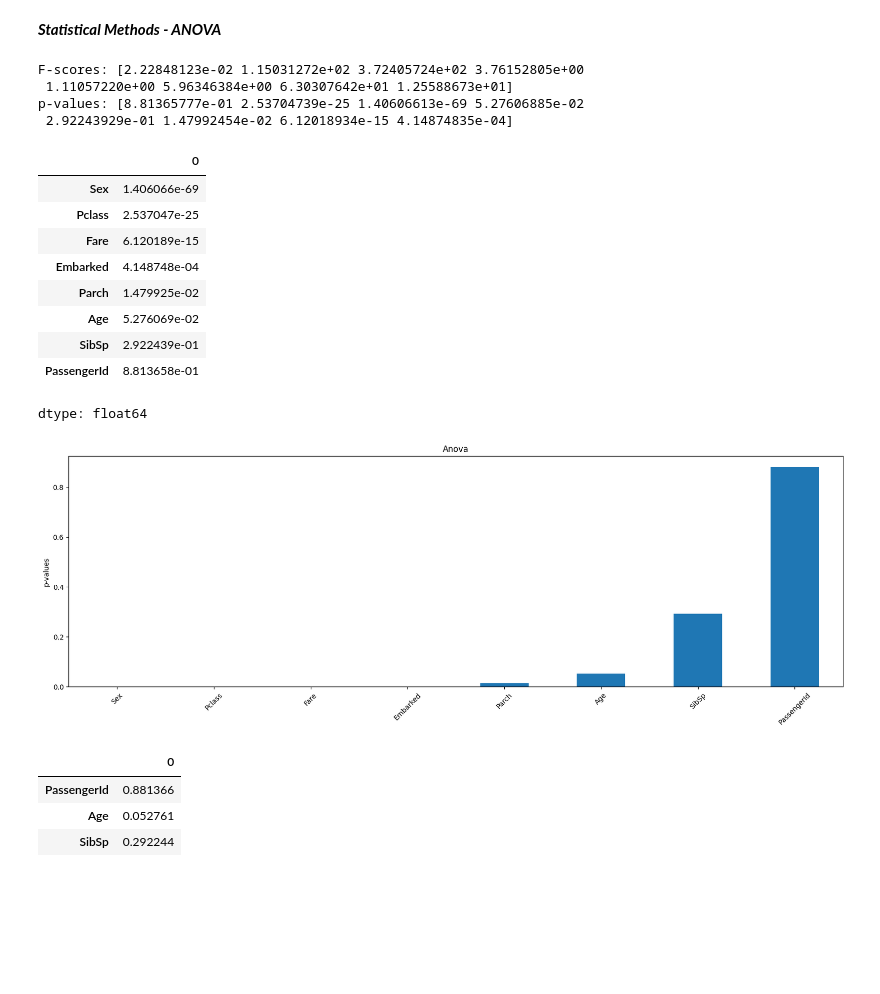
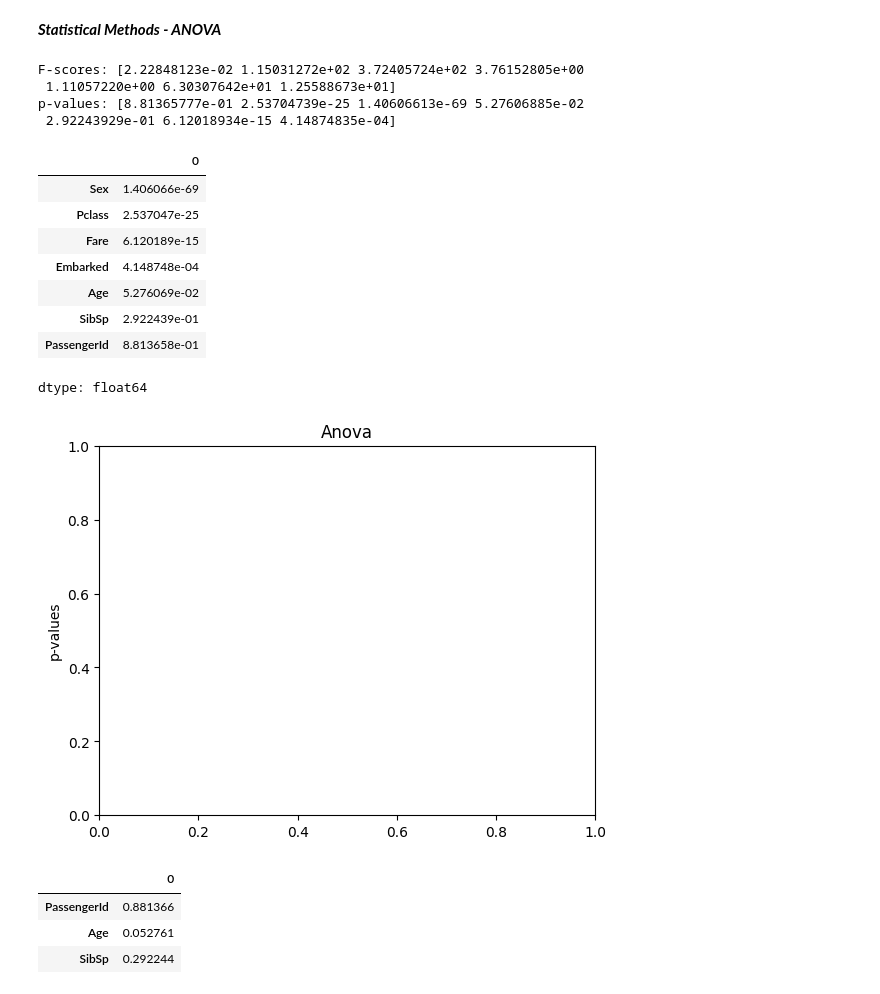
Before and after one commit to vedith12/ML-tasks, a Jupyter notebook: ML_basics.ipynb, the cells around one changed output. Drawn from its saved outputs; the diff is of its cells as text; code cells hidden in the pictures; blank space fills up the shorter version.

```diff
--- a/ML_basics.ipynb
+++ b/ML_basics.ipynb
@@ -1194,30 +1189,29 @@ dtype: float64
 # %%
 from sklearn.feature_selection import f_classif
 f_score, p_value = f_classif(X, y)
 print("F-scores:", f_score)
 print("p-values:", p_value)
 p_values = pd.Series(p_value)
 p_values.index = X.columns
-p_values.sort_values(ascending=True).plot.bar(figsize=(20, 6), rot=45)
+# p_values.sort_values(ascending=True).plot.bar(figsize=(20, 6), rot=45)
 plt.ylabel("p-values")
 plt.title("Anova")
 p_values.sort_values(ascending=True)
 # %% [output]
 F-scores: [2.22848123e-02 1.15031272e+02 3.72405724e+02 3.76152805e+00
- 1.11057220e+00 5.96346384e+00 6.30307642e+01 1.25588673e+01]
+ 1.11057220e+00 6.30307642e+01 1.25588673e+01]
 p-values: [8.81365777e-01 2.53704739e-25 1.40606613e-69 5.27606885e-02
- 2.92243929e-01 1.47992454e-02 6.12018934e-15 4.14874835e-04]
+ 2.92243929e-01 6.12018934e-15 4.14874835e-04]
 |  | 0 |
 | Sex | 1.406066e-69 |
 | Pclass | 2.537047e-25 |
 | Fare | 6.120189e-15 |
 | Embarked | 4.148748e-04 |
-| Parch | 1.479925e-02 |
 | Age | 5.276069e-02 |
 | SibSp | 2.922439e-01 |
 | PassengerId | 8.813658e-01 |
 dtype: float64
-[figure, old version]
+[figure, new version]
 # %%
 p_values[p_values > 0.05]
 # %% [output]
```
Also changed, not shown: parts of 26 cells of this notebook.
